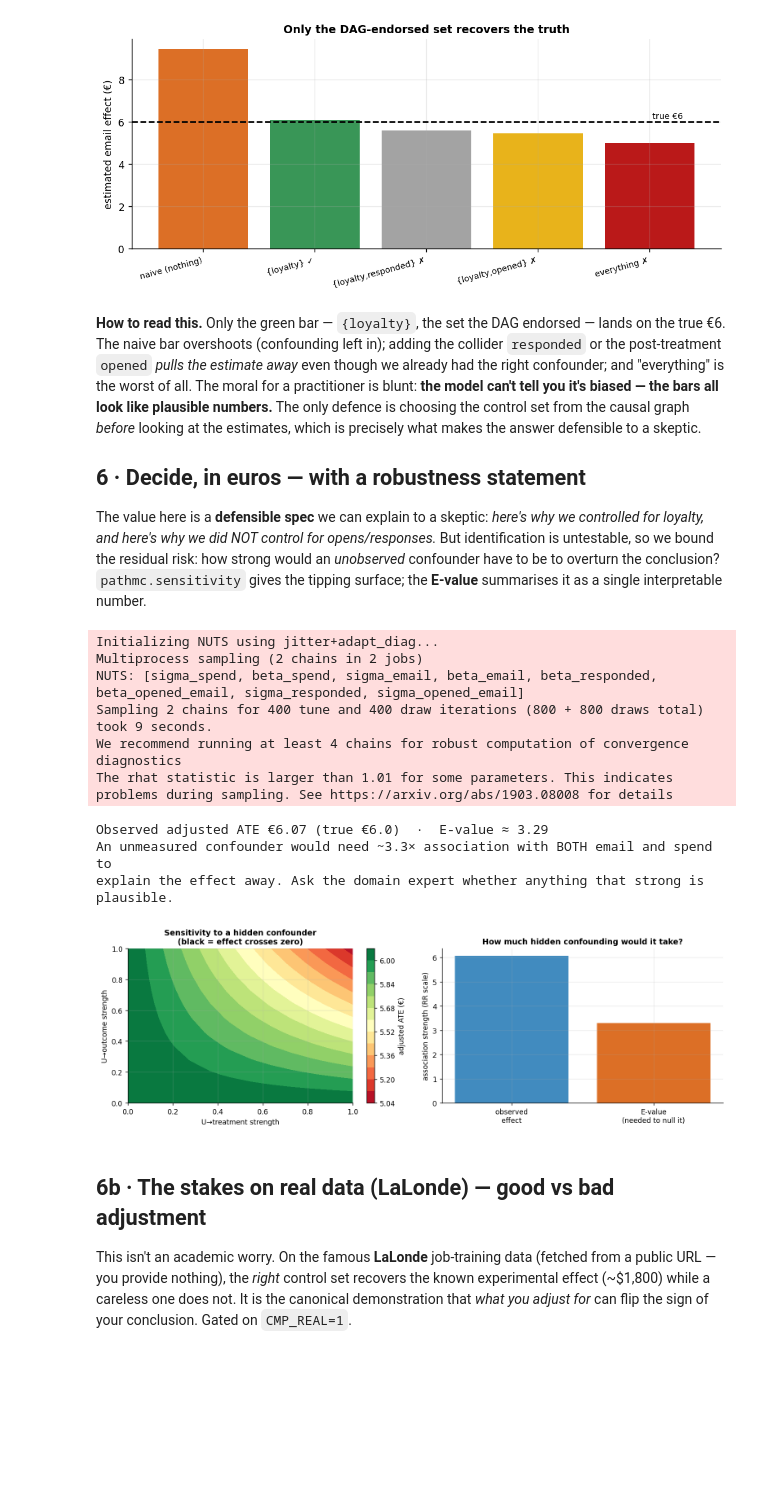
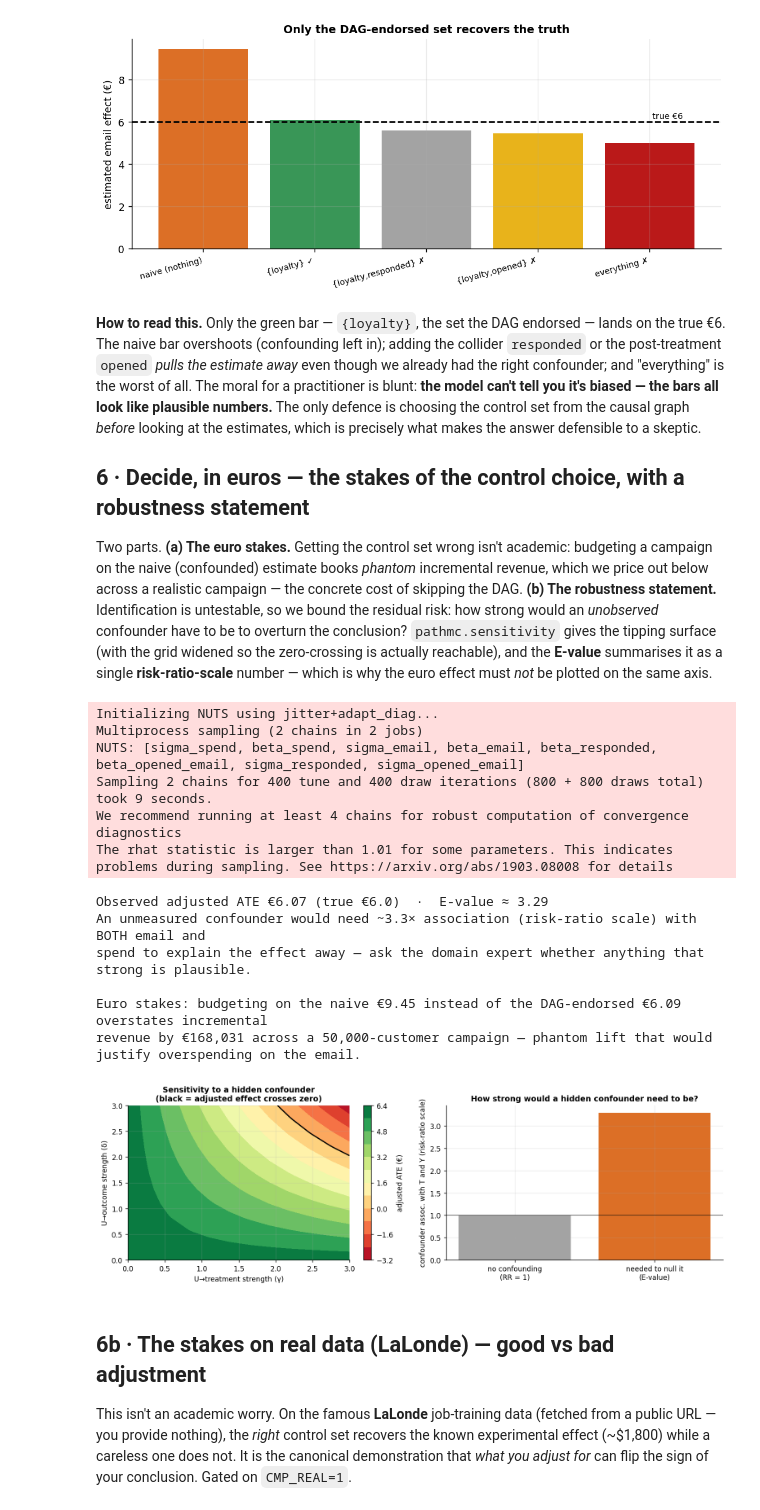
Before and after one commit to fmuia/sda_projects, a Jupyter notebook: causal-marketing-pymc/notebooks/05_what_to_control_for.ipynb, the cells around one changed output. Drawn from its saved outputs; the diff is of its cells as text; code cells hidden in the pictures; blank space fills up the shorter version.

```diff
--- a/causal-marketing-pymc/notebooks/05_what_to_control_for.ipynb
+++ b/causal-marketing-pymc/notebooks/05_what_to_control_for.ipynb
@@ -171,45 +171,61 @@ worst of all. The moral for a practitioner is blunt: **the model can't tell you
 look like plausible numbers.** The only defence is choosing the control set from the causal graph *before*
 looking at the estimates, which is precisely what makes the answer defensible to a skeptic.
 
-## 6 · Decide, in euros — with a robustness statement
+## 6 · Decide, in euros — the stakes of the control choice, with a robustness statement
 
-The value here is a **defensible spec** we can explain to a skeptic: *here's why we controlled for
-loyalty, and here's why we did NOT control for opens/responses.* But identification is untestable,
-so we bound the residual risk: how strong would an *unobserved* confounder have to be to overturn
-the conclusion? `pathmc.sensitivity` gives the tipping surface; the **E-value** summarises it as a
-single interpretable number.
+Two parts. **(a) The euro stakes.** Getting the control set wrong isn't academic: budgeting a campaign on the
+naive (confounded) estimate books *phantom* incremental revenue, which we price out below across a realistic
+campaign — the concrete cost of skipping the DAG. **(b) The robustness statement.** Identification is
+untestable, so we bound the residual risk: how strong would an *unobserved* confounder have to be to overturn
+the conclusion? `pathmc.sensitivity` gives the tipping surface (with the grid widened so the zero-crossing is
+actually reachable), and the **E-value** summarises it as a single **risk-ratio-scale** number — which is why
+the euro effect must *not* be plotted on the same axis.
 # %%
 m.fit(random_seed=SEED, progressbar=False, **FIT)
-sens = m.sensitivity("spend", "email", n_grid=12)
+# pathmc's bias model is adjusted_ATE = observed_ATE - gamma*delta, so the grid must reach
+# gamma*delta ~ the observed effect for a "crosses zero" line to exist. The default (0,1)^2 caps
+# the bias at 1 (< the €6 effect) and can NEVER cross zero — we widen the ranges to (0,3)^2.
+sens = m.sensitivity("spend", "email", n_grid=12, gamma_range=(0.0, 3.0), delta_range=(0.0, 3.0))
 adj = np.asarray(sens.adjusted_ate_mean); COSTLINE = 0.0
 evalue = metrics.e_value(float(sens.observed_ate), cost=COSTLINE, sd=float(df["spend"].std()))
-print(f"Observed adjusted ATE €{float(sens.observed_ate):.2f} (true €{true_ate:.1f})  ·  "
-      f"E-value ≈ {evalue:.2f}")
+print(f"Observed adjusted ATE €{float(sens.observed_ate):.2f} (true €{true_ate:.1f})  ·  E-value ≈ {evalue:.2f}")
 
 g, d = np.meshgrid(sens.gamma_values, sens.delta_values, indexing="ij")
 fig, ax = plt.subplots(1, 2, figsize=(12, 4))
 cs = ax[0].contourf(g, d, adj, levels=12, cmap="RdYlGn"); ax[0].contour(g, d, adj, levels=[0], colors="k", linewidths=1.6)
 plt.colorbar(cs, ax=ax[0], label="adjusted ATE (€)")
-ax[0].set_xlabel("U→treatment strength"); ax[0].set_ylabel("U→outcome strength")
-ax[0].set_title("Sensitivity to a hidden confounder\n(black = effect crosses zero)")
-# E-value intuition bar
-ax[1].bar(["observed\neffect","E-value\n(needed to null it)"], [abs(float(sens.observed_ate)), evalue],
-          color=[plots.BLUE, plots.ORANGE], alpha=0.9)
-ax[1].set_title("How much hidden confounding would it take?"); ax[1].set_ylabel("association strength (RR scale)")
+ax[0].set_xlabel("U→treatment strength (γ)"); ax[0].set_ylabel("U→outcome strength (δ)")
+ax[0].set_title("Sensitivity to a hidden confounder\n(black = adjusted effect crosses zero)")
+# E-value on the RISK-RATIO scale only — the euro effect does NOT belong on this axis.
+ax[1].bar(["no confounding\n(RR = 1)", "needed to null it\n(E-value)"], [1.0, evalue],
+          color=[plots.GREY, plots.ORANGE], alpha=0.9); ax[1].axhline(1.0, color="k", lw=0.6)
+ax[1].set_ylabel("confounder assoc. with T and Y (risk-ratio scale)")
+ax[1].set_title("How strong would a hidden confounder need to be?")
 fig.tight_layout()
-print(f"An unmeasured confounder would need ~{evalue:.1f}× association with BOTH email and spend to\n"
-      f"explain the effect away. Ask the domain expert whether anything that strong is plausible.")
+print(f"An unmeasured confounder would need ~{evalue:.1f}× association (risk-ratio scale) with BOTH email and\n"
+      f"spend to explain the effect away — ask the domain expert whether anything that strong is plausible.")
+
+# The euro stakes of the control choice: budgeting on the naive (confounded) estimate books phantom lift.
+CAMPAIGN_N = 50_000
+naive_ate, correct_ate = ests["naive (nothing)"], ests["{loyalty} ✓"]
+overstatement = (naive_ate - correct_ate) * CAMPAIGN_N
+print(f"\nEuro stakes: budgeting on the naive €{naive_ate:.2f} instead of the DAG-endorsed €{correct_ate:.2f} "
+      f"overstates incremental\nrevenue by €{overstatement:,.0f} across a {CAMPAIGN_N:,}-customer campaign — "
+      f"phantom lift that would justify overspending on the email.")
 # %% [output]
 Initializing NUTS using jitter+adapt_diag...
 Multiprocess sampling (2 chains in 2 jobs)
 NUTS: [sigma_spend, beta_spend, sigma_email, beta_email, beta_responded, beta_opened_email, sigma_responded, sigma_opened_email]
 Sampling 2 chains for 400 tune and 400 draw iterations (800 + 800 draws total) took 9 seconds.
 We recommend running at least 4 chains for robust computation of convergence diagnostics
 The rhat statistic is larger than 1.01 for some parameters. This indicates problems during sampling. See https://arxiv.org/abs/1903.08008 for details
 Observed adjusted ATE €6.07 (true €6.0)  ·  E-value ≈ 3.29
-An unmeasured confounder would need ~3.3× association with BOTH email and spend to
-explain the effect away. Ask the domain expert whether anything that strong is plausible.
+An unmeasured confounder would need ~3.3× association (risk-ratio scale) with BOTH email and
+spend to explain the effect away — ask the domain expert whether anything that strong is plausible.
+
+Euro stakes: budgeting on the naive €9.45 instead of the DAG-endorsed €6.09 overstates incremental
+revenue by €168,031 across a 50,000-customer campaign — phantom lift that would justify overspending on the email.
-[figure, old version]
+[figure, new version]
 # %% [markdown]
 ## 6b · The stakes on **real** data (LaLonde) — good vs bad adjustment
 
```
Also changed, not shown: parts of 1 cell of this notebook, 14 other files.
